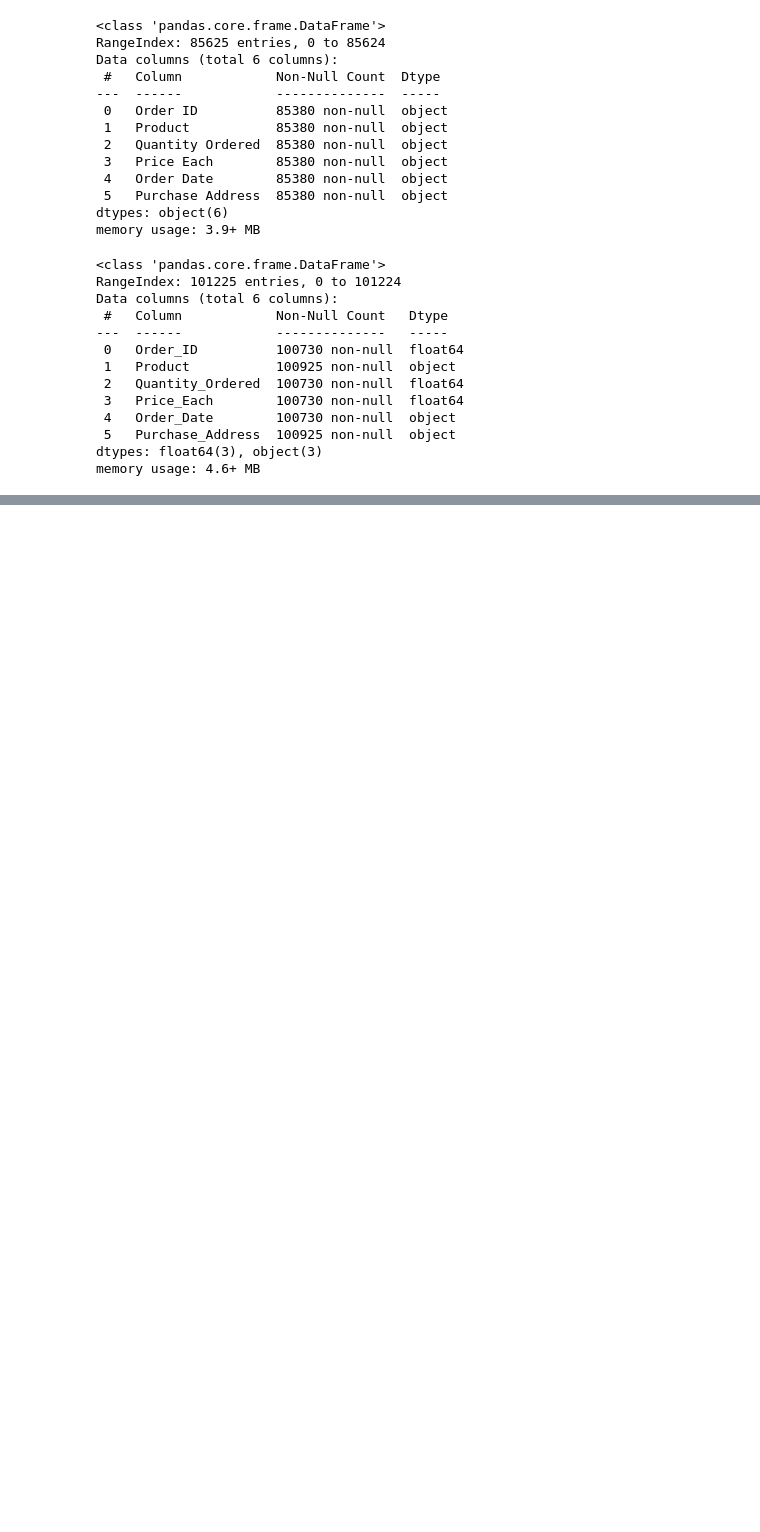
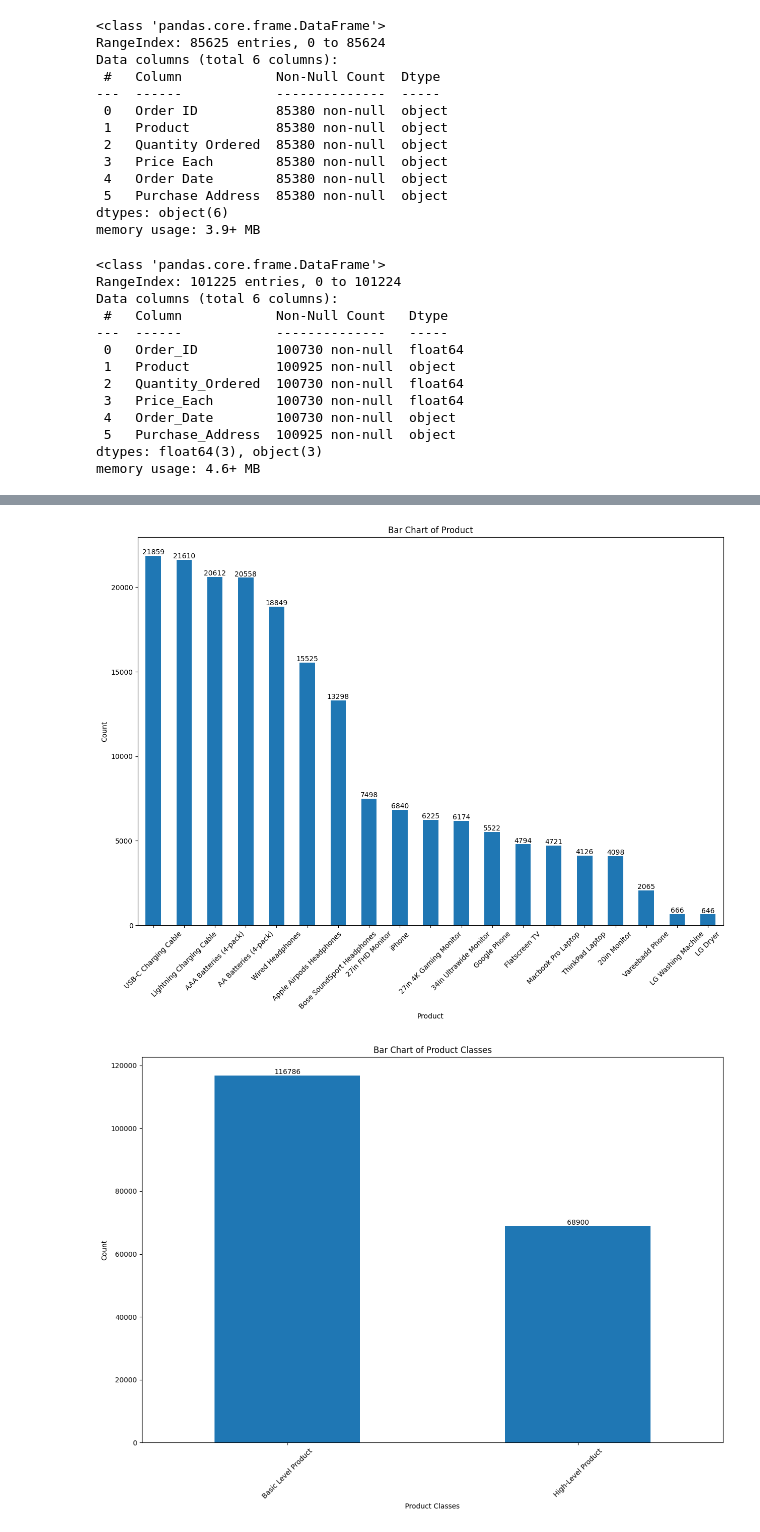
Before and after one commit to BamBamOguns/Sales_Analysis_And_Dashboarding, a Jupyter notebook: main.ipynb, the cells around one changed output, grey strips where cells are left out. Saved outputs shown, nothing was run; the diff lists cells and outputs as text; code cells hidden in the pictures; blank space fills up the shorter version.

```diff
--- a/main.ipynb
+++ b/main.ipynb
@@ -612,0 +1018,27 @@ ValueError: cannot convert float NaN to integer
+# %%
+# Univariate analysis for the 2 categorical columns
+
+# Define categorical columns excluding 'Purchase Address'
+cat_cols = ['Product', 'Product Classes']
+
+for column in cat_cols:
+    plt.figure(figsize = (15, 10))
+    counts = combined_2019_sales[column].value_counts()  # Get value counts
+
+    # Create bar chart
+    bars = counts.plot(kind = 'bar')
+
+    # Annotate each bar with its count
+    for bar, count in zip(bars.containers[0], counts):
+      x = bar.get_x() + bar.get_width() / 2  # X-coordinate for text placement
+      y = count  # Y-coordinate is the count itself
+      plt.text(x, y, str(count), ha = 'center', va = 'bottom')  # Text placement and alignment
+
+    plt.title(f'Bar Chart of {column}')
+    plt.xlabel(column)
+    plt.ylabel('Count')
+    plt.xticks(rotation = 45)
+    plt.show()
+# %% [output]
+[figure, added]
+[figure, added]
```
Also changed, not shown: parts of 43 cells of this notebook.
